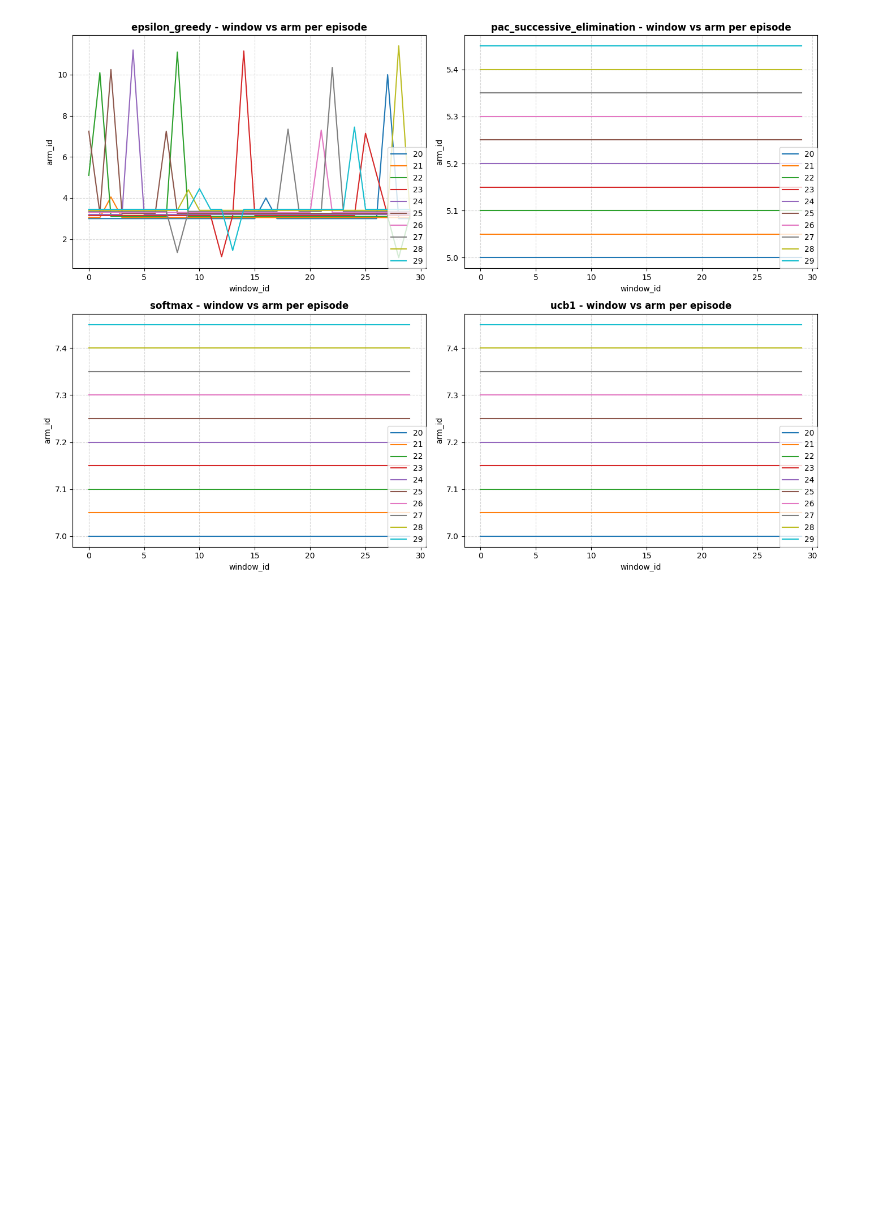
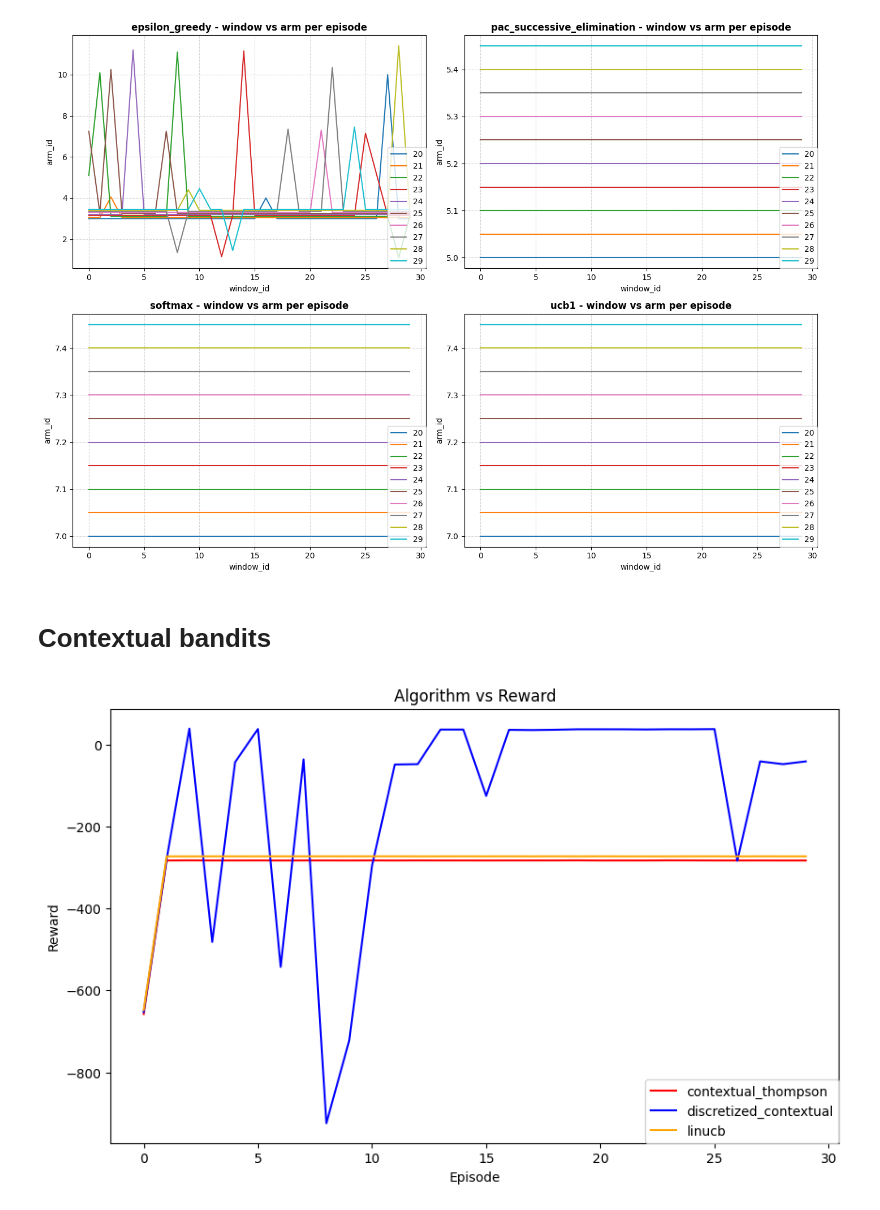
Before and after one commit to deathstroke111/fish-economy-dynamics-and-RL, a Jupyter notebook: bandits_analysis.ipynb, the cells around one changed output. Cells and saved outputs as stored; diff of their text form; code cells hidden in the pictures; blank space fills up the shorter version.

Commit message:
contextual bandits added

```diff
--- a/bandits_analysis.ipynb
+++ b/bandits_analysis.ipynb
@@ -86,3 +88,25 @@ plt.tight_layout()
 plt.show()
 # %% [output]
 [figure]
+# %% [markdown]
+# Contextual bandits
+# %%
+window_contextual_120 = pd.read_csv('outputs/contextual_bandits_run/contextual_window_summaries.csv')
+# %%
+algo_vs_reward_df = window_contextual_120.groupby(['algorithm', 'episode', 'seed'], as_index=False).agg(reward=('window_cumulative_reward', 'sum')).groupby(['algorithm', 'episode'], as_index=False).agg(reward=('reward', 'mean')).copy()
+# %%
+#filtered_data = filtered_data.reset_index()
+plt.figure(figsize=(10,6))
+off_set = 5
+for idx, (algo, color) in enumerate(zip(algo_vs_reward_df['algorithm'].unique().tolist(), ['red', 'blue', 'orange', 'green'])):
+    slice_df = algo_vs_reward_df[algo_vs_reward_df['algorithm']==algo]
+    plt.plot(slice_df['episode'], slice_df['reward']+idx*off_set, label=algo, color=color)
+
+plt.title('Algorithm vs Reward')
+plt.xlabel('Episode')
+plt.ylabel('Reward')
+plt.legend(loc="lower right", borderaxespad=0)
+
+plt.show()
+# %% [output]
+[figure, added]
```
Also changed, not shown: parts of 2 cells of this notebook, 50 other files.
